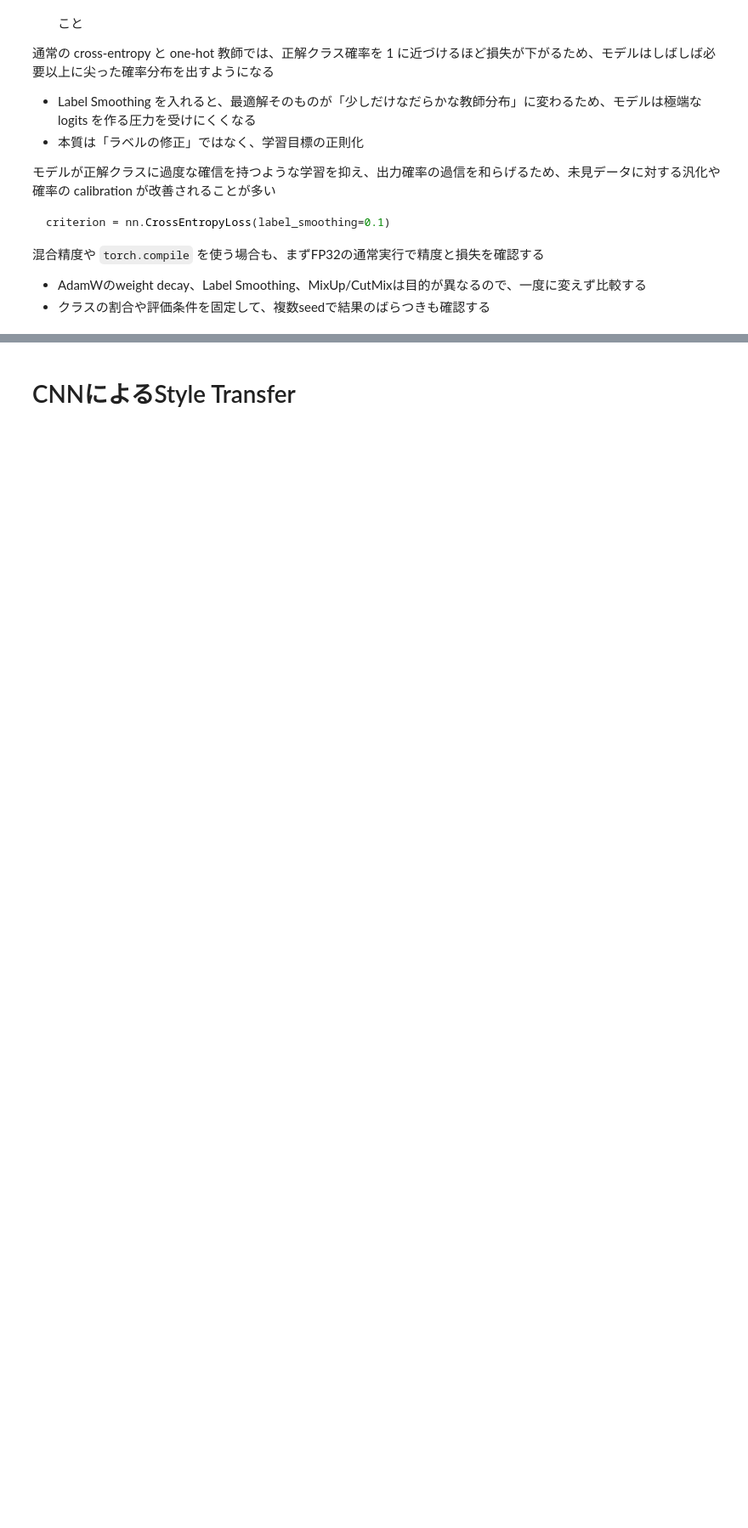
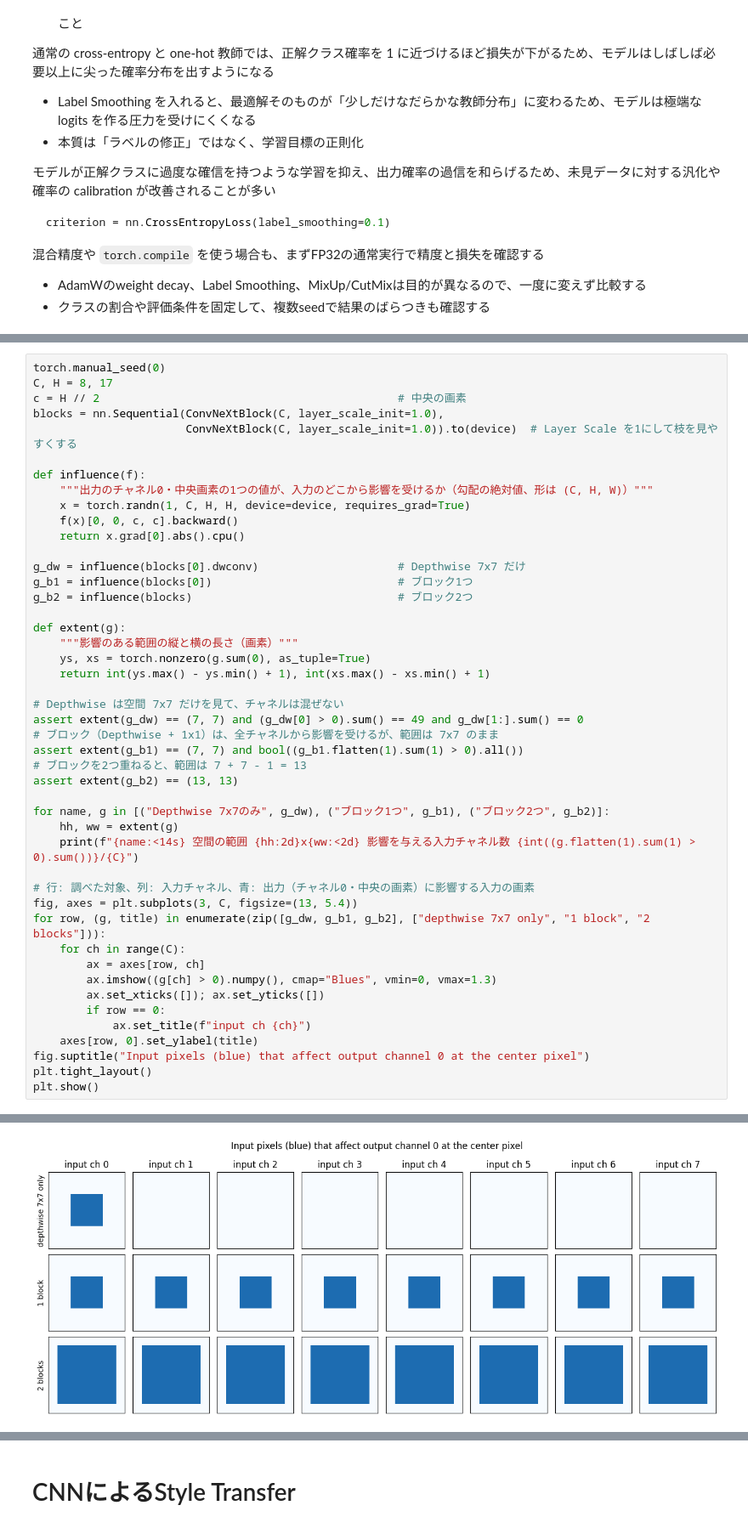
Before and after one commit to keioNishi/lec-mlsys, a Jupyter notebook: mlsys-text-9-CNN.ipynb, the cells around one changed output, grey strips where cells are left out. Shown at 85% size. Cells and saved outputs as stored; diff of their text form; blank space fills up the shorter version.

```diff
--- a/mlsys-text-9-CNN.ipynb
+++ b/mlsys-text-9-CNN.ipynb
@@ -1862,0 +2396,47 @@ criterion = nn.CrossEntropyLoss(label_smoothing=0.1)
+# %%
+torch.manual_seed(0)
+C, H = 8, 17
+c = H // 2                                             # 中央の画素
+blocks = nn.Sequential(ConvNeXtBlock(C, layer_scale_init=1.0),
+                       ConvNeXtBlock(C, layer_scale_init=1.0)).to(device)  # Layer Scale を1にして枝を見やすくする
+
+def influence(f):
+    """出力のチャネル0・中央画素の1つの値が、入力のどこから影響を受けるか（勾配の絶対値、形は (C, H, W)）"""
+    x = torch.randn(1, C, H, H, device=device, requires_grad=True)
+    f(x)[0, 0, c, c].backward()
+    return x.grad[0].abs().cpu()
+
+g_dw = influence(blocks[0].dwconv)                     # Depthwise 7x7 だけ
+g_b1 = influence(blocks[0])                            # ブロック1つ
+g_b2 = influence(blocks)                               # ブロック2つ
+
+def extent(g):
+    """影響のある範囲の縦と横の長さ（画素）"""
+    ys, xs = torch.nonzero(g.sum(0), as_tuple=True)
+    return int(ys.max() - ys.min() + 1), int(xs.max() - xs.min() + 1)
+
+# Depthwise は空間 7x7 だけを見て、チャネルは混ぜない
+assert extent(g_dw) == (7, 7) and (g_dw[0] > 0).sum() == 49 and g_dw[1:].sum() == 0
+# ブロック（Depthwise + 1x1）は、全チャネルから影響を受けるが、範囲は 7x7 のまま
+assert extent(g_b1) == (7, 7) and bool((g_b1.flatten(1).sum(1) > 0).all())
+# ブロックを2つ重ねると、範囲は 7 + 7 - 1 = 13
+assert extent(g_b2) == (13, 13)
+
+for name, g in [("Depthwise 7x7のみ", g_dw), ("ブロック1つ", g_b1), ("ブロック2つ", g_b2)]:
+    hh, ww = extent(g)
+    print(f"{name:<14s} 空間の範囲 {hh:2d}x{ww:<2d} 影響を与える入力チャネル数 {int((g.flatten(1).sum(1) > 0).sum())}/{C}")
+
+# 行: 調べた対象、列: 入力チャネル、青: 出力（チャネル0・中央の画素）に影響する入力の画素
+fig, axes = plt.subplots(3, C, figsize=(13, 5.4))
+for row, (g, title) in enumerate(zip([g_dw, g_b1, g_b2], ["depthwise 7x7 only", "1 block", "2 blocks"])):
+    for ch in range(C):
+        ax = axes[row, ch]
+        ax.imshow((g[ch] > 0).numpy(), cmap="Blues", vmin=0, vmax=1.3)
+        ax.set_xticks([]); ax.set_yticks([])
+        if row == 0:
+            ax.set_title(f"input ch {ch}")
+    axes[row, 0].set_ylabel(title)
+fig.suptitle("Input pixels (blue) that affect output channel 0 at the center pixel")
+plt.tight_layout()
+plt.show()
+# %% [output]
@@ -1862,0 +2446 @@ criterion = nn.CrossEntropyLoss(label_smoothing=0.1)
+[figure, added]
```
Also changed, not shown: parts of 39 cells of this notebook.
